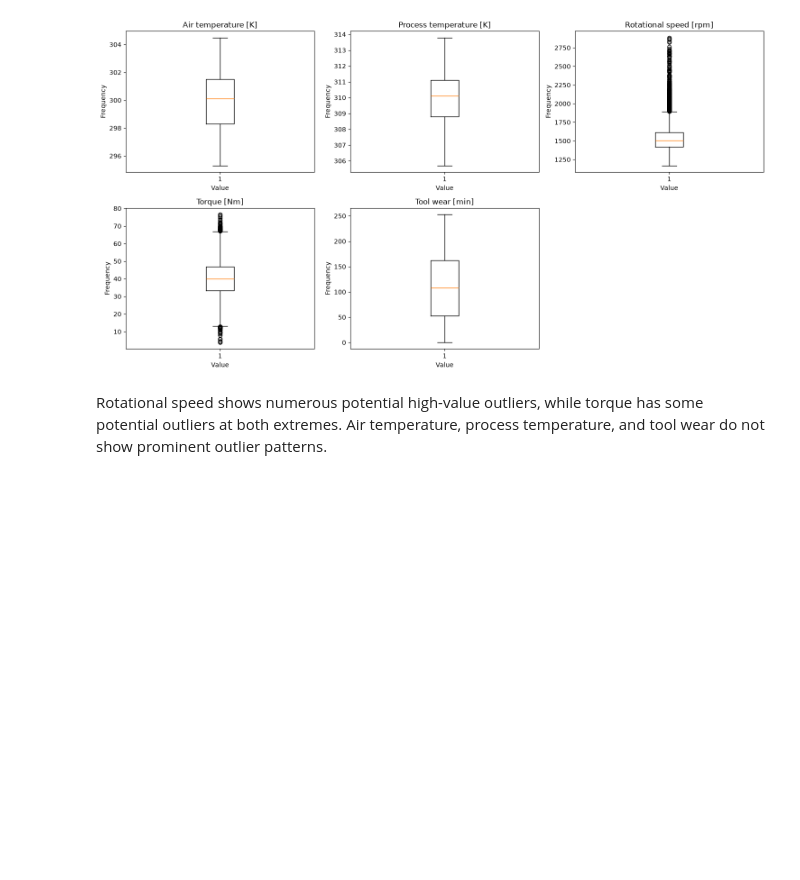
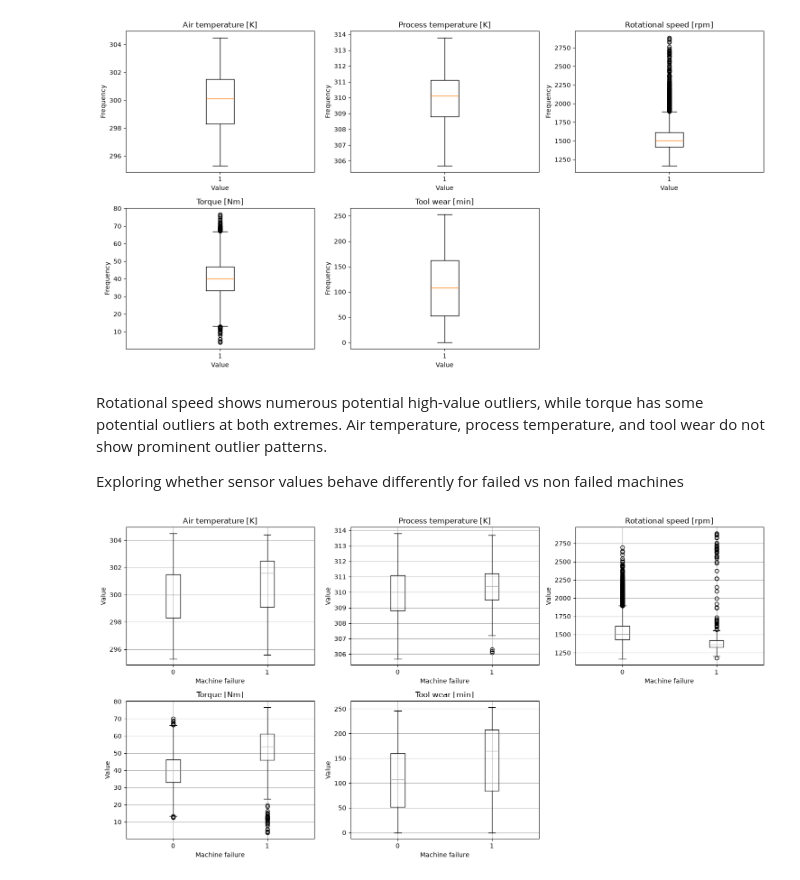
Before and after one commit to sathvik-reddy28/Intelligent-Predictive-Maintenance, a Jupyter notebook: notebooks/data_understanding.ipynb, the cells around one changed output. Drawn from its saved outputs; the diff is of its cells as text; code cells hidden in the pictures; blank space fills up the shorter version.

```diff
--- a/notebooks/data_understanding.ipynb
+++ b/notebooks/data_understanding.ipynb
@@ -209,3 +209,21 @@ plt.show()
 [figure]
 # %% [markdown]
 Rotational speed shows numerous potential high-value outliers, while torque has some potential outliers at both extremes. Air temperature, process temperature, and tool wear do not show prominent outlier patterns.
+
+Exploring whether sensor values behave differently for failed vs non failed machines
+# %%
+fig, axes = plt.subplots(2, 3, figsize=(15, 8))
+
+for ax, col in zip(axes.flatten(), sensor_cols):
+    df.boxplot(column=col, by="Machine failure", ax=ax)
+    ax.set_title(col)
+    ax.set_xlabel("Machine failure")
+    ax.set_ylabel("Value")
+
+axes.flatten()[-1].set_visible(False)
+
+plt.suptitle("")
+plt.tight_layout()
+plt.show()
+# %% [output]
+[figure, added]
```
Also changed, not shown: parts of 12 cells of this notebook.
